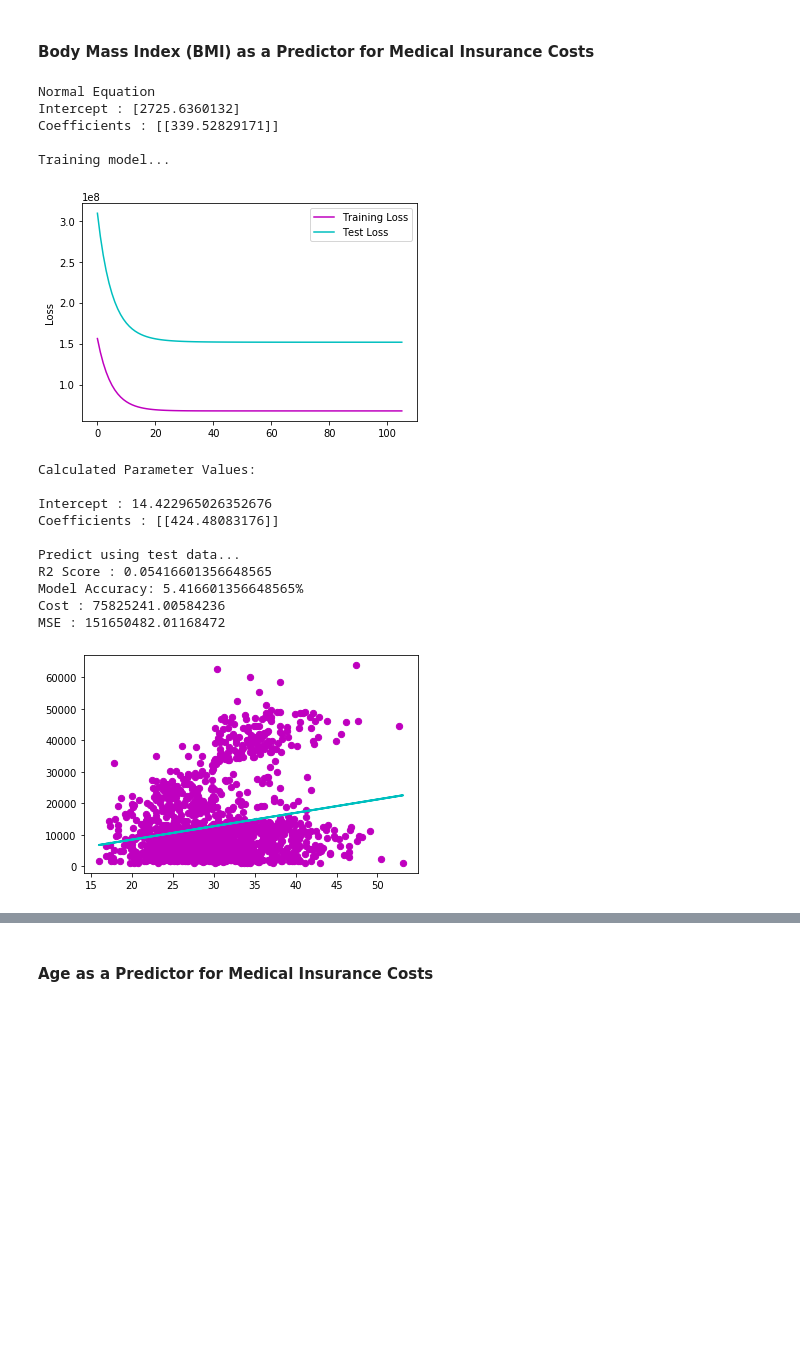
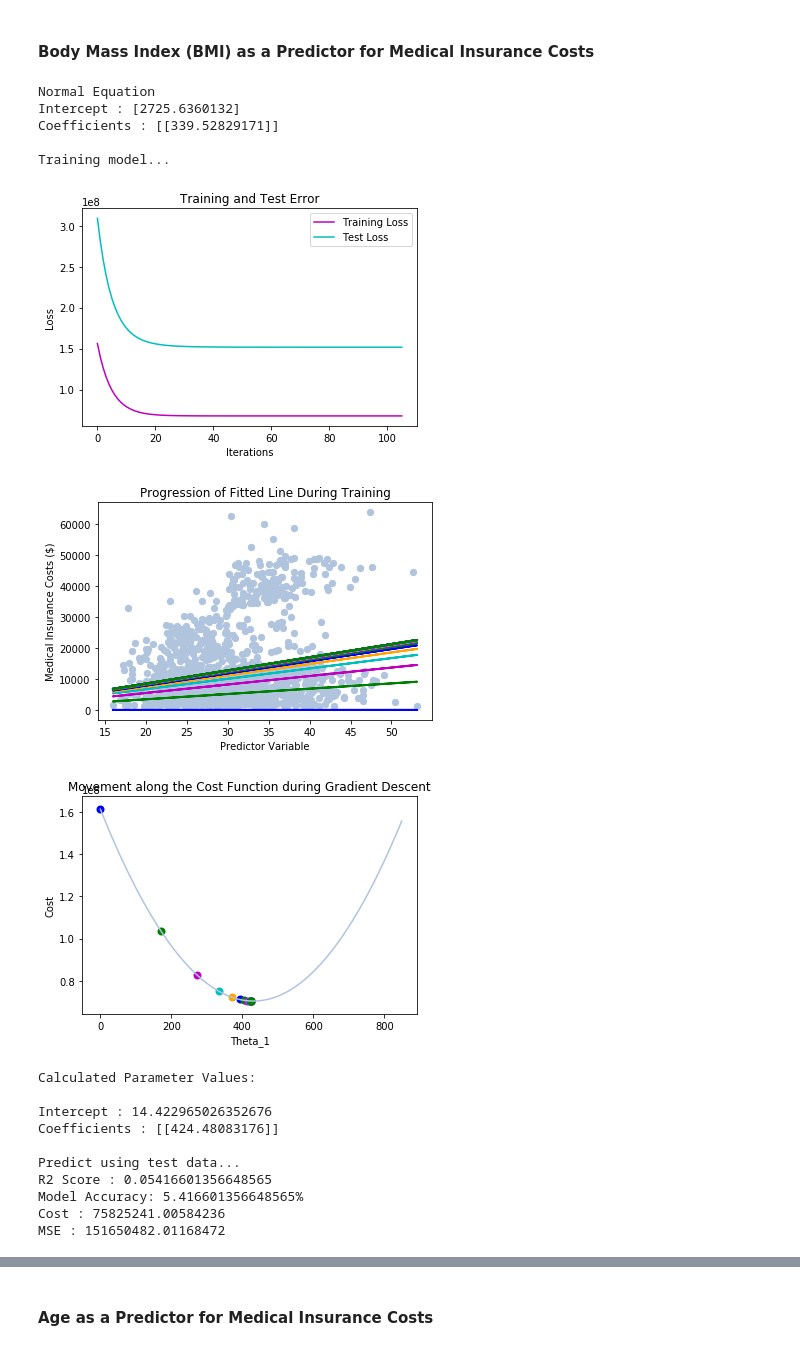
Before and after one commit to SamBall999/ACML-Assignments, a Jupyter notebook: A1_Linear_Regression/ACML_A1_1603701.ipynb, the cells around one changed output, grey strips where cells are left out. Drawn from its saved outputs; the diff is of its cells as text; code cells hidden in the pictures; blank space fills up the shorter version.

Commit message:
Added additional visualisation for gradient descent

```diff
--- a/A1_Linear_Regression/ACML_A1_1603701.ipynb
+++ b/A1_Linear_Regression/ACML_A1_1603701.ipynb
@@ -399,18 +457,20 @@ Batch gradient descent was chosen to be implemented since the the size of the tr
 # %%
 #---BATCH GRADIENT DESCENT---#
 
-def batch_grad_desc(x_train, y_train, x_test, y_test, lr, epsilon):
+def batch_grad_desc(x, y,  x_train, x_test, y_train, y_test, lr, epsilon, single):
 
     # init all variables
     theta = np.zeros((len(x_train[0]), 1)) # initialise weight matrix with shape (d x 1)
     theta_0 = 0 # initialise bias term
-    MAX_LOOPS = 400 # for use if maximum iterations is used as stopping condition
+    MAX_LOOPS = num_loops # for use if maximum iterations is used as stopping condition
     loops = 0 # loop counter
     theta_prev = np.ones((len(x_train[0]), 1))  # ensures while loop runs at least once
 
     losses = [] # track training losses
     test_losses = [] # track test losses
     thetas = [] # track parameter values
+    theta_0s = [] # track bias values
+
 
     # perform gradient descent until convergence
     # while(loops < MAX_LOOPS): # alternative stopping condition
@@ -420,6 +480,7 @@ def batch_grad_desc(x_train, y_train, x_test, y_test, lr, epsilon):
         losses.append(loss)
         theta_prev = theta # store previous theta for use in stopping condition
         thetas.append(theta) # store theta values for visualisation
+        theta_0s.append(theta_0) # store bias values for visualisation
         grad = gradient(pred, y_train, x_train) # calculate gradient wrt theta
         grad_theta_0 = theta_0_gradient(pred, y_train, x_train) # calculate gradient wrt theta_0
         theta = theta - (lr*grad) # update parameters
@@ -429,17 +490,10 @@ def batch_grad_desc(x_train, y_train, x_test, y_test, lr, epsilon):
         loops += 1
 
     # Visualise train and test error and gradient descent process
-    visualisation(losses, test_losses, thetas)
-    return [theta, theta_0] # return fitted parameter values
-
-
-
-#def stochastic_grad_desc:
-
-
-
-
-#def mini_batch_grad_desc:
+    plot_test_train_loss(losses, test_losses)
+    if(single==1):
+        visualisation(x, y, losses, test_losses, thetas, theta_0s)
+    return [theta, theta_0] # return fitted parameter values and history
 # %% [markdown]
 In order to provide a baseline comparator to benchmark the outcome of the gradient descent algorithm, the closed form solution for the parameters $\theta$ was calculated as follows:
 
@@ -457,19 +511,18 @@ def normal_eq(x_train, y_train):
     theta_all = np.dot(np.linalg.inv(np.dot(np.transpose(Xnew), Xnew)), np.dot(np.transpose(Xnew), y_train)) #when is it a dot product and when not
     return theta_all
 # %%
-def custom_linear_regr(x, y, lr, epsilon):
+def custom_linear_regr(x, y, lr, epsilon, single):
 
-    # split data into train and test sets
+     # split data into train and test sets
     x_train, x_test, y_train, y_test = train_test_split(x, y, test_size = 1/3, random_state = 0)
 
     print("Normal Equation")
     print("Intercept : {}".format(normal_eq(x_train, y_train)[0]))
     print("Coefficients : {}".format(normal_eq(x_train, y_train)[1:]))
 
-
     # perform batch gradient descent
     print("\nTraining model...")
-    theta, theta_0 = batch_grad_desc(x_train, y_train, x_test, y_test, lr, epsilon) # fit model using training data
+    theta, theta_0 = batch_grad_desc(x, y, x_train, x_test, y_train, y_test, lr, epsilon, single) # fit model using training data
 
     print("\nCalculated Parameter Values:\n")
     print("Intercept : {}".format(theta_0))
@@ -487,25 +540,31 @@ def custom_linear_regr(x, y, lr, epsilon):
     print("MSE : {}".format(mean_squared_error(y_test, y_pred)))
     print("\n")
 
+
     return theta, theta_0
 # %% [markdown]
 ### Single Variable Linear Regression
 # %% [markdown]
 #### Body Mass Index (BMI) as a Predictor for Medical Insurance Costs
 # %%
+# NB! - Really need a standard, comparable accuracy and standard, comparable cost graph!!
+
 learning_rate = 0.0001
 epsilon = 0.0005
 x = df[["bmi"]].values
 y = df[["charges"]].values
-theta, theta_0 = custom_linear_regr(x, y,  learning_rate, epsilon)
-plot_hypothesis(x, y, theta, theta_0)
+theta, theta_0 = custom_linear_regr(x, y,  learning_rate, epsilon, 1) # 1 indicates single variable
+variable_name = "BMI"
+plot_single_hypothesis(x, y, theta, theta_0, variable_name)
 # %% [output]
 Normal Equation
 Intercept : [2725.6360132]
 Coefficients : [[339.52829171]]
 
 Training model...
-[figure, old version]
+[figure, new version]
+[figure, new version]
+[figure, added]
 Calculated Parameter Values:
 
 Intercept : 14.422965026352676
@@ -516,4 +575,3 @@ R2 Score : 0.05416601356648565
 Model Accuracy: 5.416601356648565%
 Cost : 75825241.00584236
 MSE : 151650482.01168472
-[figure, old version]
```
Also changed, not shown: parts of 63 cells of this notebook.
